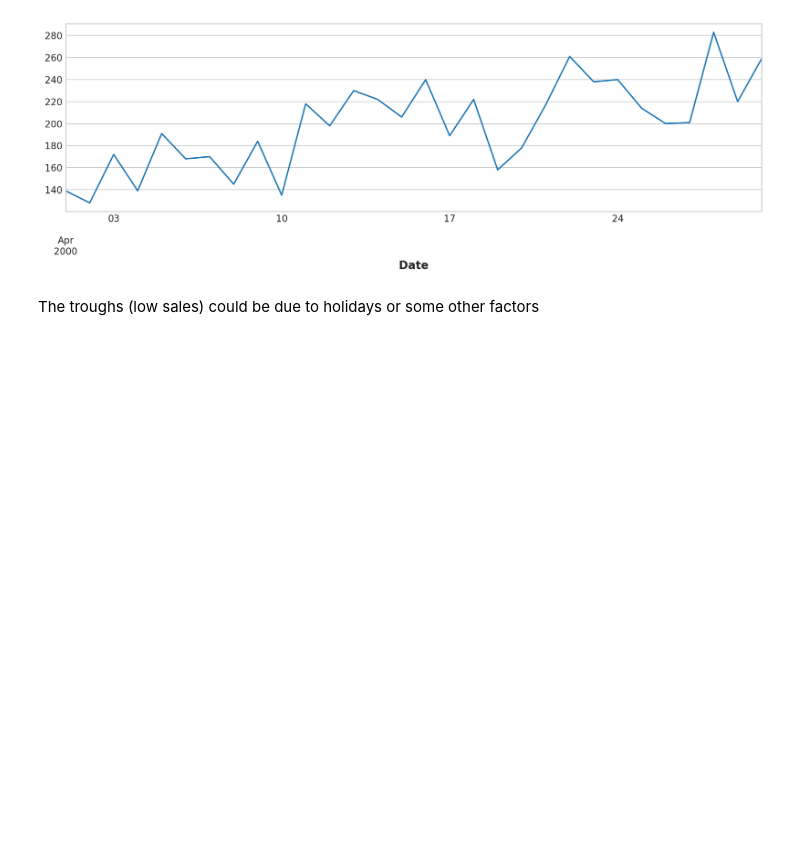
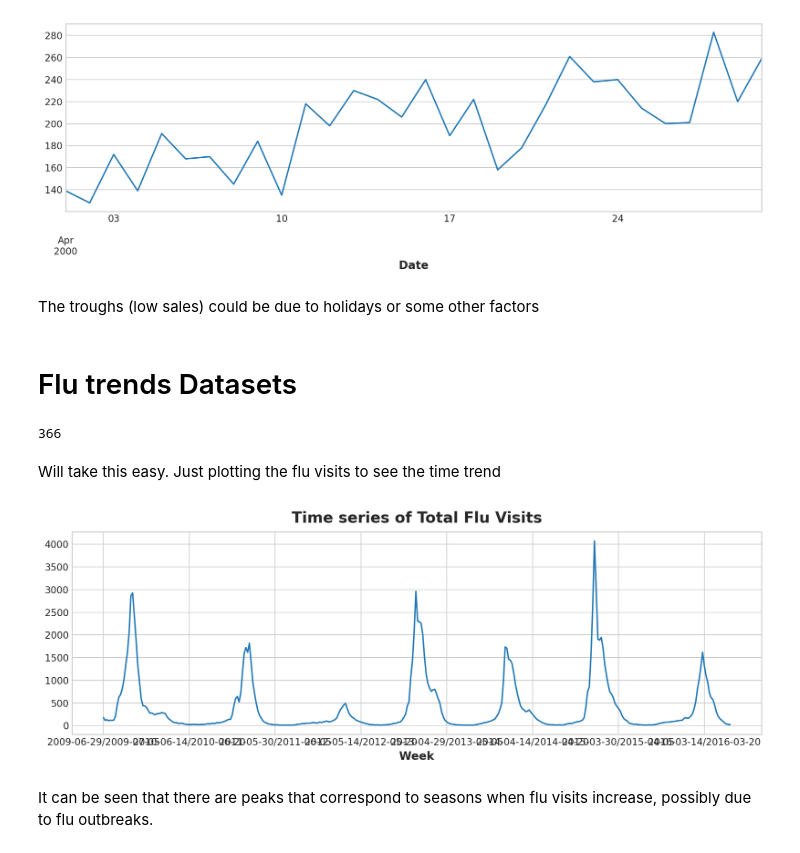
Before and after one commit to lukmanaj/ArewaDS-Machine-Learning-Assignments, a Jupyter notebook: week_09_Time_Series/1-Introduction/assignment.ipynb, the cells around one changed output. Saved outputs shown, nothing was run; the diff lists cells and outputs as text; code cells hidden in the pictures; blank space fills up the shorter version.

```diff
--- a/week_09_Time_Series/1-Introduction/assignment.ipynb
+++ b/week_09_Time_Series/1-Introduction/assignment.ipynb
@@ -78,3 +78,20 @@ books['Hardcover'].plot()
 [figure]
 # %% [markdown]
 The troughs (low sales) could be due to holidays or some other factors
+# %% [markdown]
+# Flu trends Datasets
+# %%
+flu = pd.read_csv('../kaggle_datasets/flu-trends.csv',index_col= 'Week')
+len(flu)
+# %% [output]
+366
+# %% [markdown]
+Will take this easy. Just plotting the flu visits to see the time trend
+# %%
+flu['FluVisits'].plot()
+plt.title('Time series of Total Flu Visits')
+plt.show()
+# %% [output]
+[figure, added]
+# %% [markdown]
+It can be seen that there are peaks that correspond to seasons when flu visits increase, possibly due to flu outbreaks.
```
